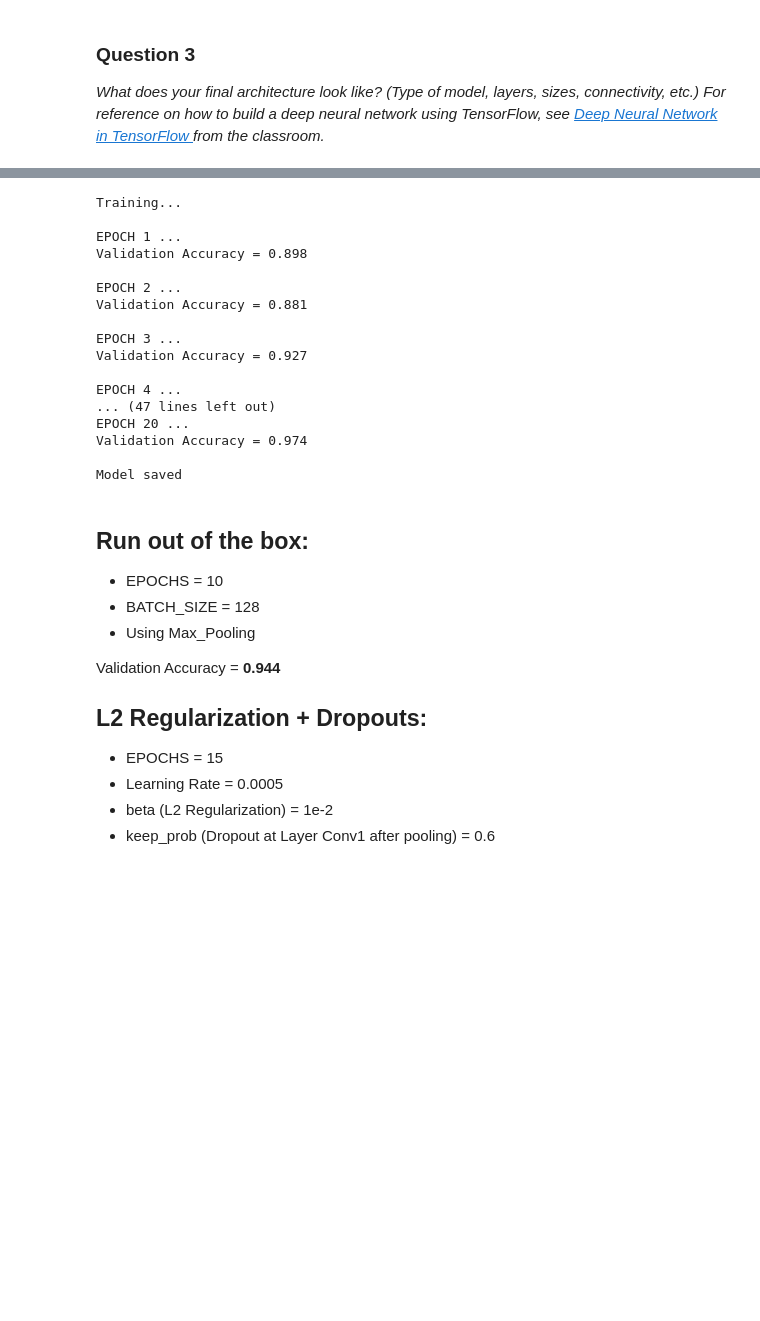
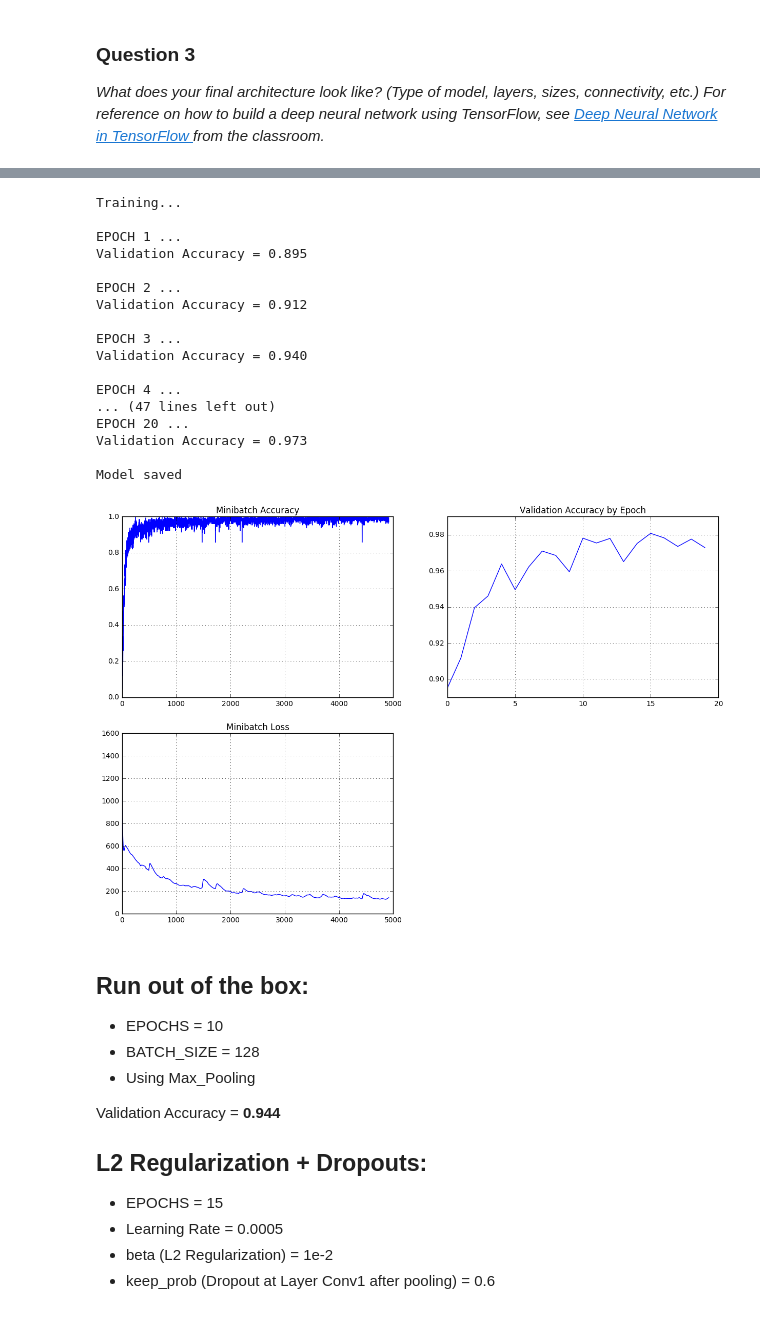
Before and after one commit to sumedha-swamy/traffic-sign-classification, a Jupyter notebook: Traffic_Sign_Classifier.ipynb, the cells around one changed output, grey strips where cells are left out. Saved outputs shown, nothing was run; the diff lists cells and outputs as text; code cells hidden in the pictures; blank space fills up the shorter version.

```diff
--- a/Traffic_Sign_Classifier.ipynb
+++ b/Traffic_Sign_Classifier.ipynb
@@ -338,5 +346,9 @@ _What does your final architecture look like? (Type of model, layers, sizes, con
 # %%
 ### Train your model here.
+minibatch_loss = []
+minibatch_accuracy = []
+epoch_val_accuracy = []
+
 with tf.Session() as sess:
     sess.run(tf.global_variables_initializer())
     num_examples = len(X_train)
@@ -348,9 +360,12 @@ with tf.Session() as sess:
         for offset in range(0, num_examples, BATCH_SIZE):
             end = offset + BATCH_SIZE
             batch_x, batch_y = X_train[offset:end], y_train[offset:end]
-            sess.run(training_operation, feed_dict={x: batch_x, y: batch_y, train: True})
-
+            _, a, l = sess.run([training_operation, accuracy_operation, l2_loss],
+                               feed_dict={x: batch_x, y: batch_y, train: True})
+            minibatch_loss.append(l)
+            minibatch_accuracy.append(a)
         validation_accuracy = evaluate(X_validation, y_validation)
+        epoch_val_accuracy.append(validation_accuracy)
         print("EPOCH {} ...".format(i+1))
         print("Validation Accuracy = {:.3f}".format(validation_accuracy))
         print()
@@ -361,20 +376,45 @@ with tf.Session() as sess:
 Training...
 
 EPOCH 1 ...
-Validation Accuracy = 0.898
+Validation Accuracy = 0.895
 
 EPOCH 2 ...
-Validation Accuracy = 0.881
+Validation Accuracy = 0.912
 
 EPOCH 3 ...
-Validation Accuracy = 0.927
+Validation Accuracy = 0.940
 
 EPOCH 4 ...
 ... (47 lines left out)
 EPOCH 20 ...
-Validation Accuracy = 0.974
+Validation Accuracy = 0.973
 
 Model saved
+# %%
+fig, ax = plt.subplots()
+fig.set_size_inches(15, 10)
+
+# Minibatch Accuracy
+plt.subplot(221)
+plt.plot(minibatch_accuracy)
+plt.title('Minibatch Accuracy')
+plt.grid(True)
+
+# Validation Accuracy by epoch
+plt.subplot(222)
+plt.plot(epoch_val_accuracy)
+plt.title('Validation Accuracy by Epoch')
+plt.grid(True)
+
+# Minibatch Accuracy
+plt.subplot(223)
+plt.plot(minibatch_loss)
+plt.title('Minibatch Loss')
+plt.grid(True)
+
+plt.show()
+# %% [output]
+[figure, added]
 # %% [markdown]
 ## Run out of the box:
 * EPOCHS = 10
```
Also changed, not shown: parts of 8 cells of this notebook.
